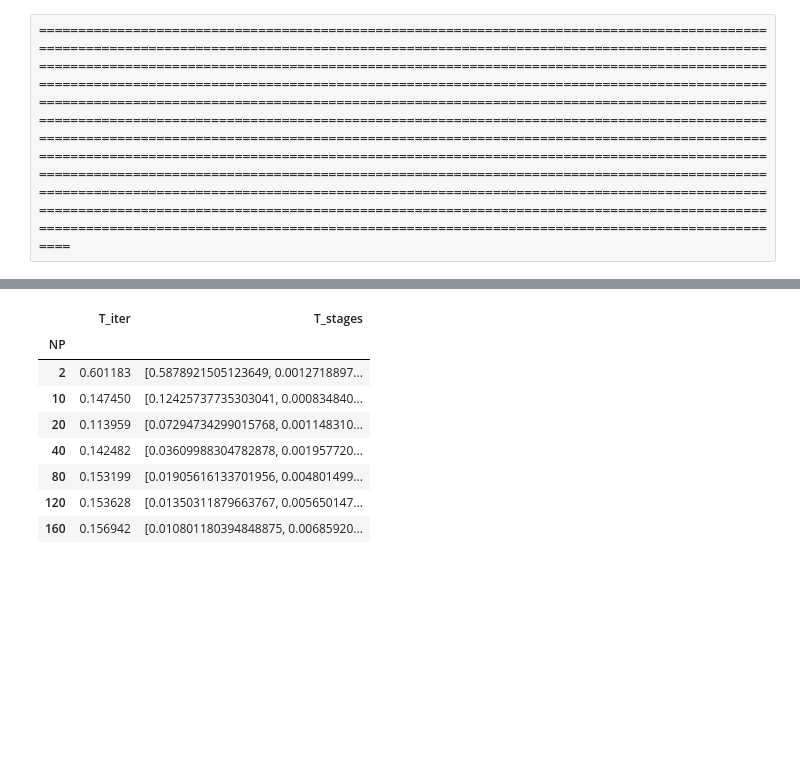
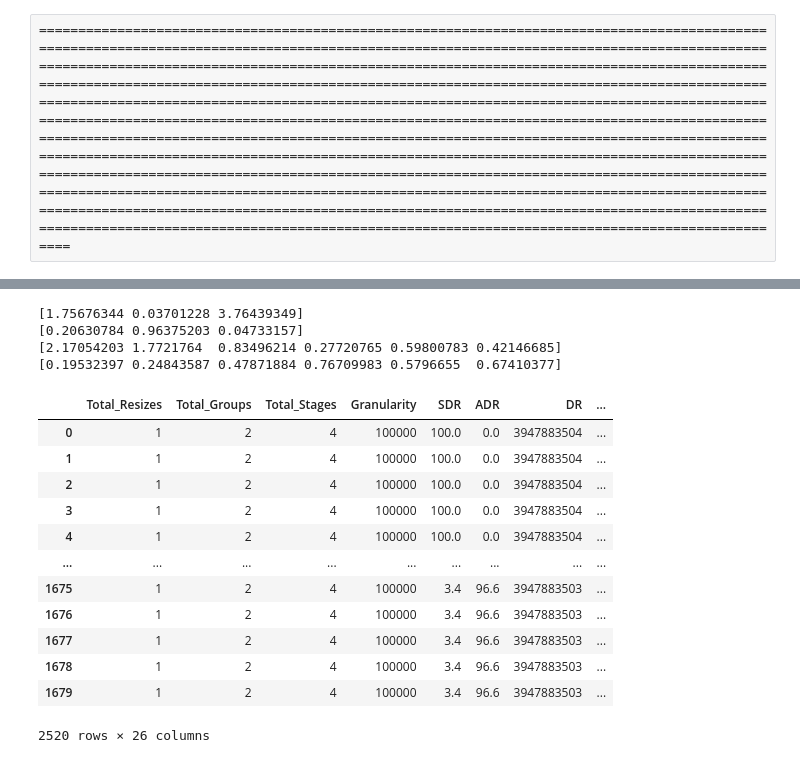
Before and after one commit to hpca-uji/Proteo, a Jupyter notebook: Analysis/new_analyser.ipynb, the cells around one changed output, grey strips where cells are left out. Saved outputs shown, nothing was run; the diff lists cells and outputs as text; code cells hidden in the pictures; blank space fills up the shorter version.

```diff
--- a/Analysis/new_analyser.ipynb
+++ b/Analysis/new_analyser.ipynb
@@ -794,13 +931,49 @@ for index in range(len(res1)):
-# %%
-[ 1  2  3  4  5  6  7  8  9 10 11]
-[ 8  3  3  2  2  1  3  7  4 4  5]
-# %% [output]
-|  | T_iter | T_stages |
-| NP |  |  |
-| 2 | 0.601183 | [0.5878921505123649, 0.0012718897... |
-| 10 | 0.147450 | [0.12425737735303041, 0.000834840... |
-| 20 | 0.113959 | [0.07294734299015768, 0.001148310... |
-| 40 | 0.142482 | [0.03609988304782878, 0.001957720... |
-| 80 | 0.153199 | [0.01905616133701956, 0.004801499... |
-| 120 | 0.153628 | [0.01350311879663767, 0.005650147... |
-| 160 | 0.156942 | [0.010801180394848875, 0.00685920... |
+# %%
+a = np.array([[9.87, 9.03, 6.81],
+              [7.18, 8.35, 7.00],
+              [8.39, 7.58, 7.68],
+              [7.45, 6.33, 9.35],
+              [6.41, 7.10, 9.33],
+              [8.00, 8.24, 8.44]])
+b = np.array([[6.35, 7.30, 7.16],
+              [6.65, 6.68, 7.63],
+              [5.72, 7.73, 6.72],
+              [7.01, 9.19, 7.41],
+              [7.75, 7.87, 8.30],
+              [6.90, 7.97, 6.97]])
+c = np.array([[3.31, 8.77, 1.01],
+              [8.25, 3.24, 3.62],
+              [6.32, 8.81, 5.19],
+              [7.48, 8.83, 8.91],
+              [8.59, 6.01, 6.07],
+              [3.07, 9.72, 7.48]])
+my_daa_aux = [a,b,c]
+
+F1, p_aux = stats.f_oneway(a, b, c)
+F2, p_aux2 = stats.f_oneway(*my_daa_aux,axis=0)
+
+print(F1)
+print(p_aux)
+print(F2)
+print(p_aux2)
+# %% [output]
+[1.75676344 0.03701228 3.76439349]
+[0.20630784 0.96375203 0.04733157]
+[2.17054203 1.7721764  0.83496214 0.27720765 0.59800783 0.42146685]
+[0.19532397 0.24843587 0.47871884 0.76709983 0.5796655  0.67410377]
+# %%
+dfG
+# %% [output]
+|  | Total_Resizes | Total_Groups | Total_Stages | Granularity | SDR | ADR | DR | ... |
+| 0 | 1 | 2 | 4 | 100000 | 100.0 | 0.0 | 3947883504 | ... |
+| 1 | 1 | 2 | 4 | 100000 | 100.0 | 0.0 | 3947883504 | ... |
+| 2 | 1 | 2 | 4 | 100000 | 100.0 | 0.0 | 3947883504 | ... |
+| 3 | 1 | 2 | 4 | 100000 | 100.0 | 0.0 | 3947883504 | ... |
+| 4 | 1 | 2 | 4 | 100000 | 100.0 | 0.0 | 3947883504 | ... |
+| ... | ... | ... | ... | ... | ... | ... | ... | ... |
+| 1675 | 1 | 2 | 4 | 100000 | 3.4 | 96.6 | 3947883503 | ... |
+| 1676 | 1 | 2 | 4 | 100000 | 3.4 | 96.6 | 3947883503 | ... |
+| 1677 | 1 | 2 | 4 | 100000 | 3.4 | 96.6 | 3947883503 | ... |
+| 1678 | 1 | 2 | 4 | 100000 | 3.4 | 96.6 | 3947883503 | ... |
+| 1679 | 1 | 2 | 4 | 100000 | 3.4 | 96.6 | 3947883503 | ... |
+2520 rows × 26 columns
```
Also changed, not shown: parts of 16 cells of this notebook.
